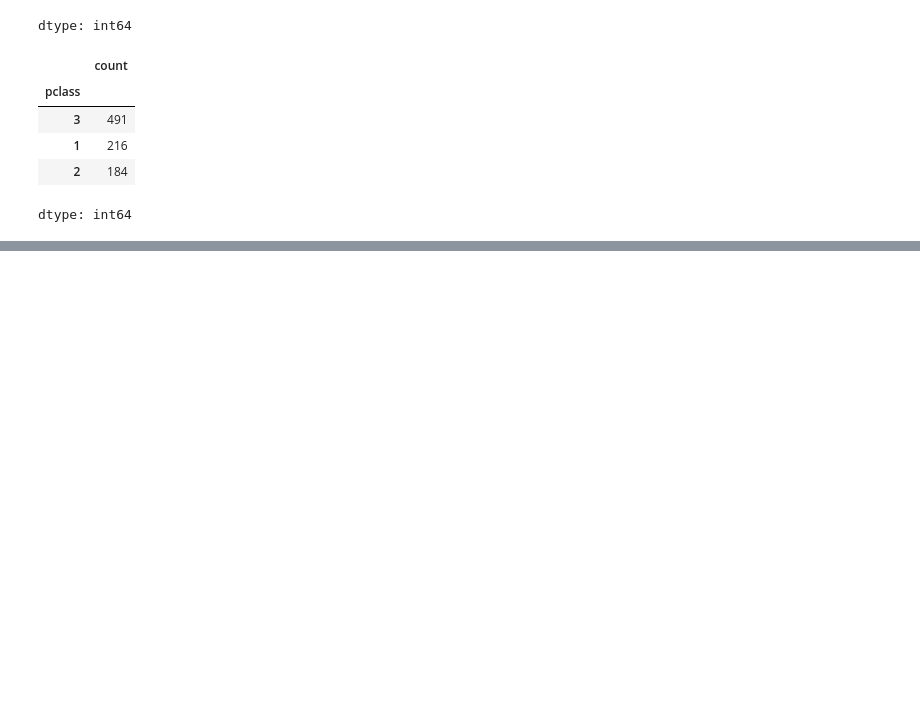
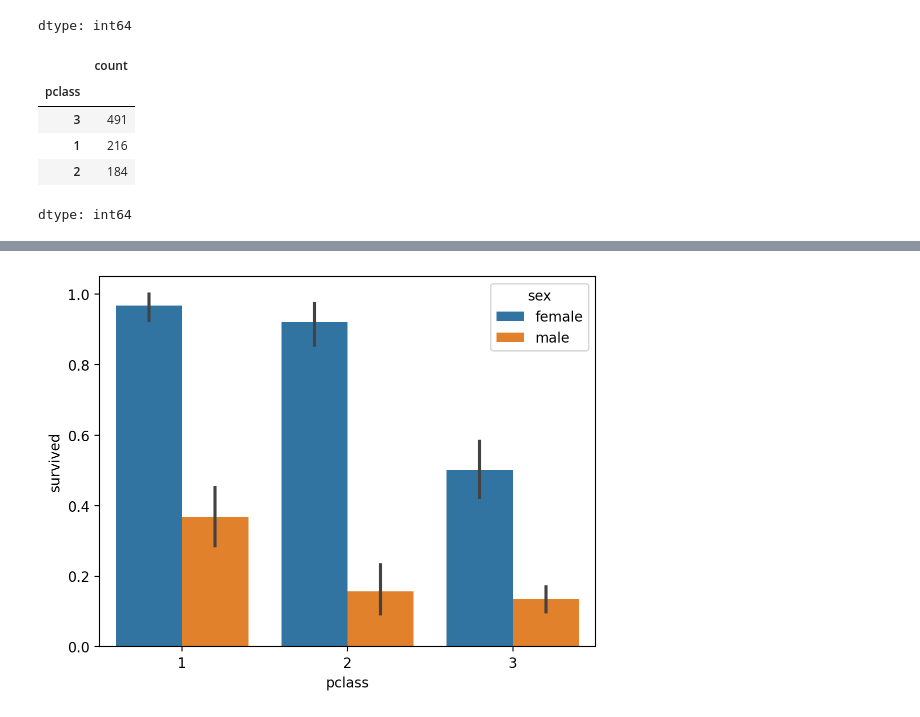
Before and after one commit to kimdfarm/2025-1-myclass-BDA, a Jupyter notebook: inclass/04w_B_tue_0326_dataframe_basic.ipynb, the cells around one changed output, grey strips where cells are left out. Saved outputs shown, nothing was run; the diff lists cells and outputs as text; code cells hidden in the pictures; blank space fills up the shorter version.

```diff
--- a/inclass/04w_B_tue_0326_dataframe_basic.ipynb
+++ b/inclass/04w_B_tue_0326_dataframe_basic.ipynb
@@ -493,0 +554,4 @@ dtype: int64
+# %%
+sns.barplot(data=tta, x="pclass", y="survived", hue="sex");
+# %% [output]
+[figure, added]
```
Also changed, not shown: parts of 44 cells of this notebook.
